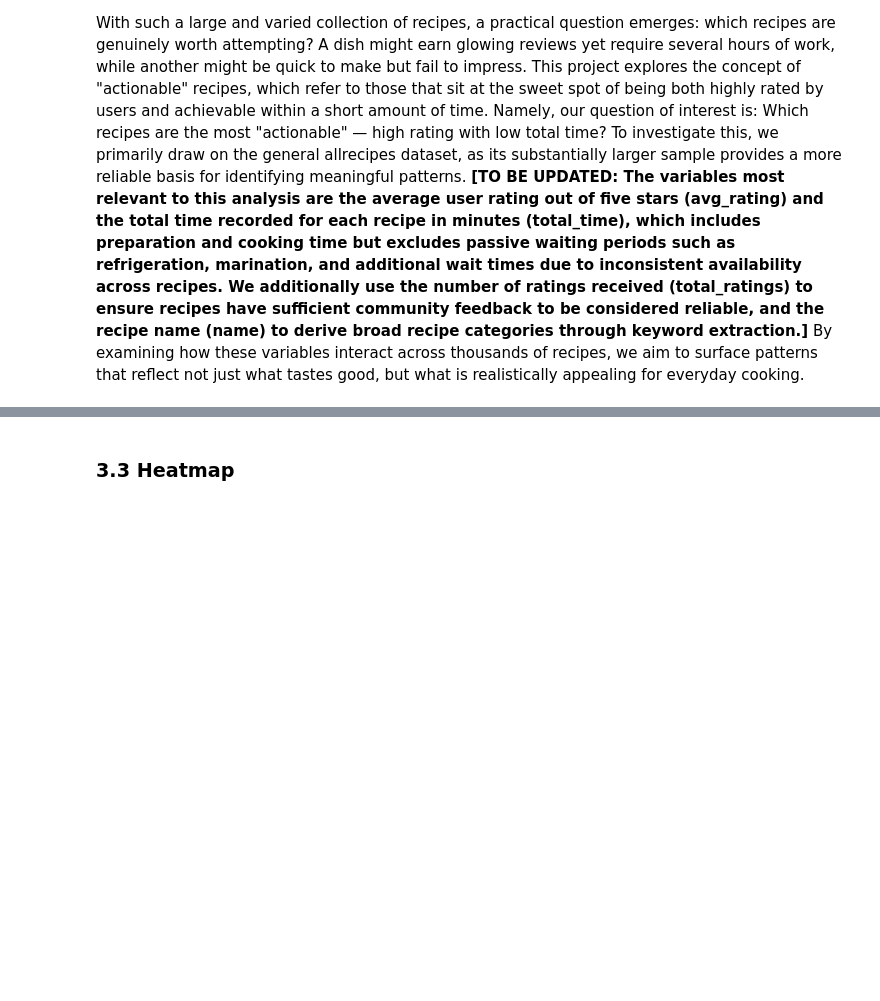
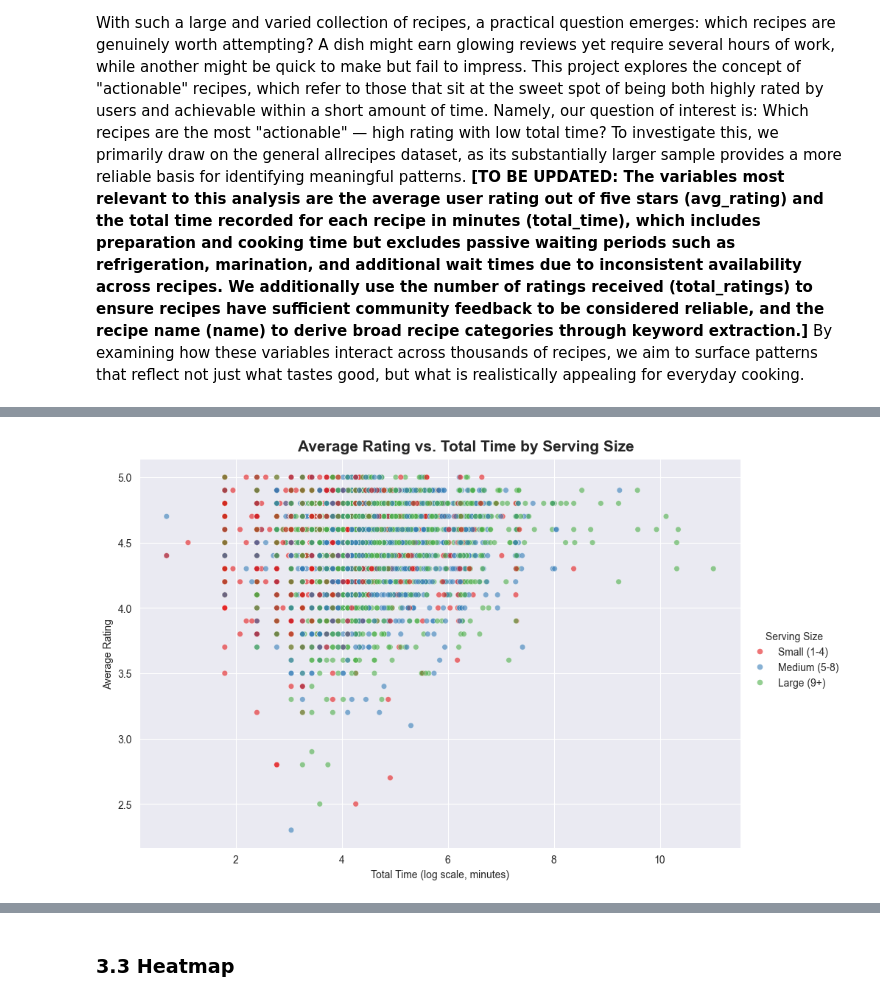
Before and after one commit to Capacesse/NUS-Allrecipes-DataAnalysis-2026, a Jupyter notebook: main_project.ipynb, the cells around one changed output, grey strips where cells are left out. Cells and saved outputs as stored; diff of their text form; code cells hidden in the pictures; blank space fills up the shorter version.

```diff
--- a/main_project.ipynb
+++ b/main_project.ipynb
@@ -304,0 +312,31 @@ The "Medium" time category actually has the highest mean engagement (110 ratings
+# %%
+# Define serving group bins
+serving_bins = [0, 4, 8, np.inf]
+serving_labels = ['Small (1-4)', 'Medium (5-8)', 'Large (9+)']
+df_filtered['serving_group'] = pd.cut(df_filtered['servings'], bins=serving_bins, labels=serving_labels)
+
+sns.set_style('darkgrid')
+
+# Plot the Scatterplot
+g = sns.relplot(
+    data=df_filtered,
+    kind='scatter',
+    x='log_total_time',
+    y='avg_rating',
+    hue='serving_group',
+    hue_order=['Small (1-4)', 'Medium (5-8)', 'Large (9+)'],
+    palette='Set1',
+    alpha=0.6,
+    s=30,
+    height=6,
+    aspect=1.5
+)
+
+g.set_axis_labels('Total Time (log scale, minutes)', 'Average Rating')
+g.figure.suptitle('Average Rating vs. Total Time by Serving Size',
+                   fontsize=15, fontweight='bold', y=1.02)
+g.legend.set_title('Serving Size')
+
+plt.show()
+# %% [output]
+[figure, added]
```
Also changed, not shown: parts of 42 cells of this notebook.
